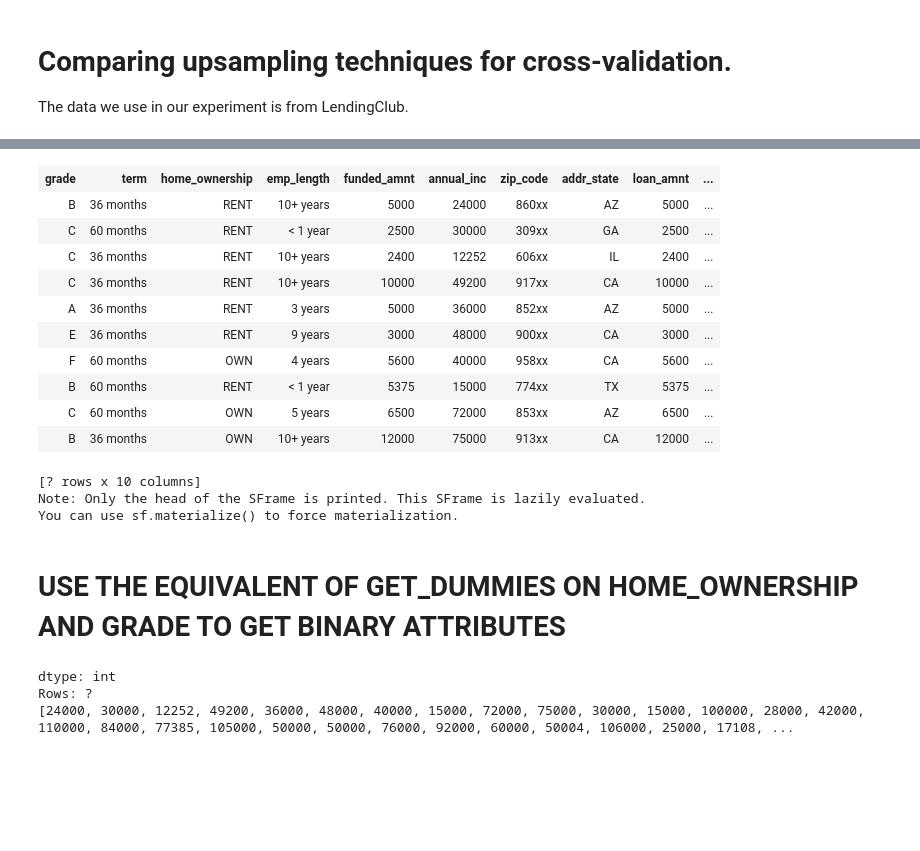
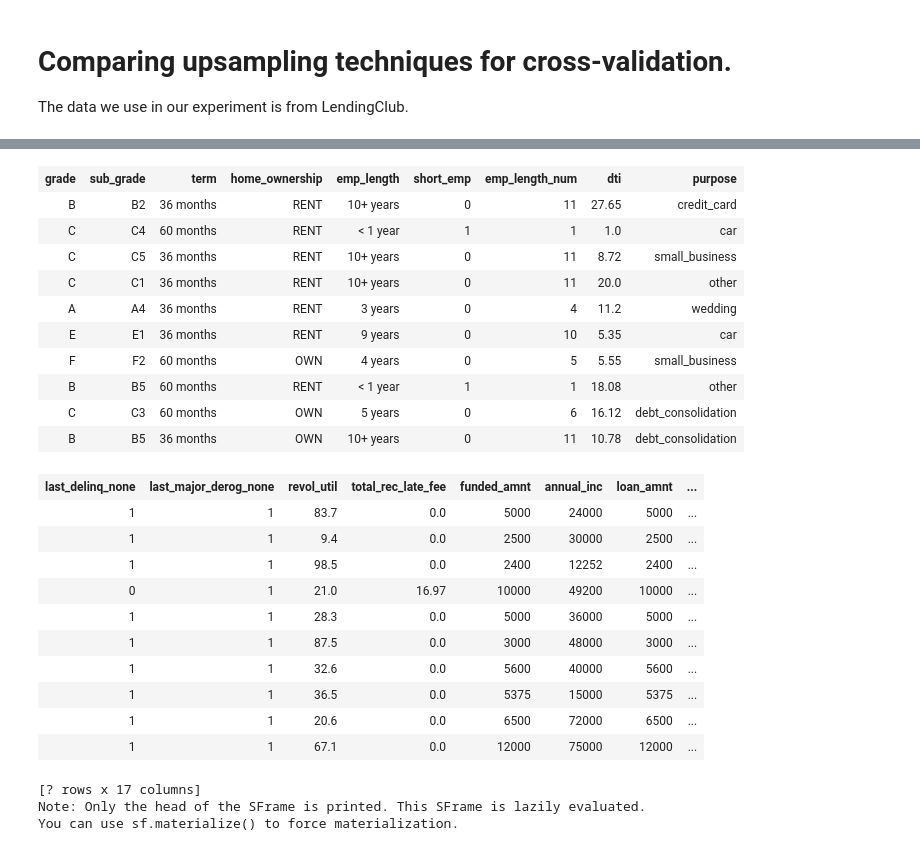
Before and after one commit to yanielc/Upsampling_techniques_during_cross-validation, a Jupyter notebook: upsampling_techniques_during_cross-validation.ipynb, the cells around one changed output, grey strips where cells are left out. Cells and saved outputs as stored; diff of their text form; code cells hidden in the pictures; blank space fills up the shorter version.

```diff
--- a/upsampling_techniques_during_cross-validation.ipynb
+++ b/upsampling_techniques_during_cross-validation.ipynb
@@ -32,33 +33,51 @@ raw_data.column_names()
  'last_major_derog_none']
 # %%
 columns_keep = ['grade',              # grade of the loan
-            'term',               # the term of the loan
-            'home_ownership',     # home_ownership status: own, mortgage or rent
-            'emp_length',         # number of years of employment
-            'funded_amnt',
-            'annual_inc',
-            'zip_code',
-            'addr_state',
-            'loan_amnt',
-            'bad_loans'
-           ]
+                'sub_grade',                 # sub-grade of the loan
+                'term',               # the term of the loan
+                'home_ownership',     # home_ownership status: own, mortgage or rent
+                'emp_length',         # number of years of employment
+                'short_emp',                 # one year or less of employment
+                'emp_length_num',            # number of years of employment
+                'dti',                       # debt to income ratio
+                'purpose',                   # the purpose of the loan
+                'last_delinq_none',          # has borrower had a delinquincy
+                'last_major_derog_none',     # has borrower had 90 day or worse rating
+                'revol_util',                # percent of available credit being used
+                'total_rec_late_fee',        # total late fees received to day
+                'funded_amnt',
+                'annual_inc',
+                'loan_amnt',
+                'bad_loans'
+               ]
 # %%
 # use smaller set of columns
-raw_data = (raw_data[columns_keep])[(raw_data[columns_keep])['emp_length'] != 'n/a']
-raw_data
+loans = (raw_data[columns_keep])[(raw_data[columns_keep])['emp_length'] != 'n/a']
+loans
 # %% [output]
-| grade | term | home_ownership | emp_length | funded_amnt | annual_inc | zip_code | addr_state | loan_amnt | ... |
-| B | 36 months | RENT | 10+ years | 5000 | 24000 | 860xx | AZ | 5000 | ... |
-| C | 60 months | RENT | < 1 year | 2500 | 30000 | 309xx | GA | 2500 | ... |
-| C | 36 months | RENT | 10+ years | 2400 | 12252 | 606xx | IL | 2400 | ... |
-| C | 36 months | RENT | 10+ years | 10000 | 49200 | 917xx | CA | 10000 | ... |
-| A | 36 months | RENT | 3 years | 5000 | 36000 | 852xx | AZ | 5000 | ... |
-| E | 36 months | RENT | 9 years | 3000 | 48000 | 900xx | CA | 3000 | ... |
-| F | 60 months | OWN | 4 years | 5600 | 40000 | 958xx | CA | 5600 | ... |
-| B | 60 months | RENT | < 1 year | 5375 | 15000 | 774xx | TX | 5375 | ... |
-| C | 60 months | OWN | 5 years | 6500 | 72000 | 853xx | AZ | 6500 | ... |
-| B | 36 months | OWN | 10+ years | 12000 | 75000 | 913xx | CA | 12000 | ... |
+| grade | sub_grade | term | home_ownership | emp_length | short_emp | emp_length_num | dti | purpose |
+| B | B2 | 36 months | RENT | 10+ years | 0 | 11 | 27.65 | credit_card |
+| C | C4 | 60 months | RENT | < 1 year | 1 | 1 | 1.0 | car |
+| C | C5 | 36 months | RENT | 10+ years | 0 | 11 | 8.72 | small_business |
+| C | C1 | 36 months | RENT | 10+ years | 0 | 11 | 20.0 | other |
+| A | A4 | 36 months | RENT | 3 years | 0 | 4 | 11.2 | wedding |
+| E | E1 | 36 months | RENT | 9 years | 0 | 10 | 5.35 | car |
+| F | F2 | 60 months | OWN | 4 years | 0 | 5 | 5.55 | small_business |
+| B | B5 | 60 months | RENT | < 1 year | 1 | 1 | 18.08 | other |
+| C | C3 | 60 months | OWN | 5 years | 0 | 6 | 16.12 | debt_consolidation |
+| B | B5 | 36 months | OWN | 10+ years | 0 | 11 | 10.78 | debt_consolidation |
+| last_delinq_none | last_major_derog_none | revol_util | total_rec_late_fee | funded_amnt | annual_inc | loan_amnt | ... |
+| 1 | 1 | 83.7 | 0.0 | 5000 | 24000 | 5000 | ... |
+| 1 | 1 | 9.4 | 0.0 | 2500 | 30000 | 2500 | ... |
+| 1 | 1 | 98.5 | 0.0 | 2400 | 12252 | 2400 | ... |
+| 0 | 1 | 21.0 | 16.97 | 10000 | 49200 | 10000 | ... |
+| 1 | 1 | 28.3 | 0.0 | 5000 | 36000 | 5000 | ... |
+| 1 | 1 | 87.5 | 0.0 | 3000 | 48000 | 3000 | ... |
+| 1 | 1 | 32.6 | 0.0 | 5600 | 40000 | 5600 | ... |
+| 1 | 1 | 36.5 | 0.0 | 5375 | 15000 | 5375 | ... |
+| 1 | 1 | 20.6 | 0.0 | 6500 | 72000 | 6500 | ... |
+| 1 | 1 | 67.1 | 0.0 | 12000 | 75000 | 12000 | ... |
-[? rows x 10 columns]
+[? rows x 17 columns]
 Note: Only the head of the SFrame is printed. This SFrame is lazily evaluated.
 You can use sf.materialize() to force materialization.
 # %%
@@ -68,8 +85,0 @@ loans['term'] = raw_data['term'].apply(lambda x: x[1:3]).astype(int)
-# %% [markdown]
-# USE THE EQUIVALENT OF GET_DUMMIES ON HOME_OWNERSHIP AND GRADE TO GET BINARY ATTRIBUTES
-# %%
-raw_data['annual_inc']
-# %% [output]
-dtype: int
-Rows: ?
-[24000, 30000, 12252, 49200, 36000, 48000, 40000, 15000, 72000, 75000, 30000, 15000, 100000, 28000, 42000, 110000, 84000, 77385, 105000, 50000, 50000, 76000, 92000, 60000, 50004, 106000, 25000, 17108, ...
```
Also changed, not shown: parts of 13 cells of this notebook.
